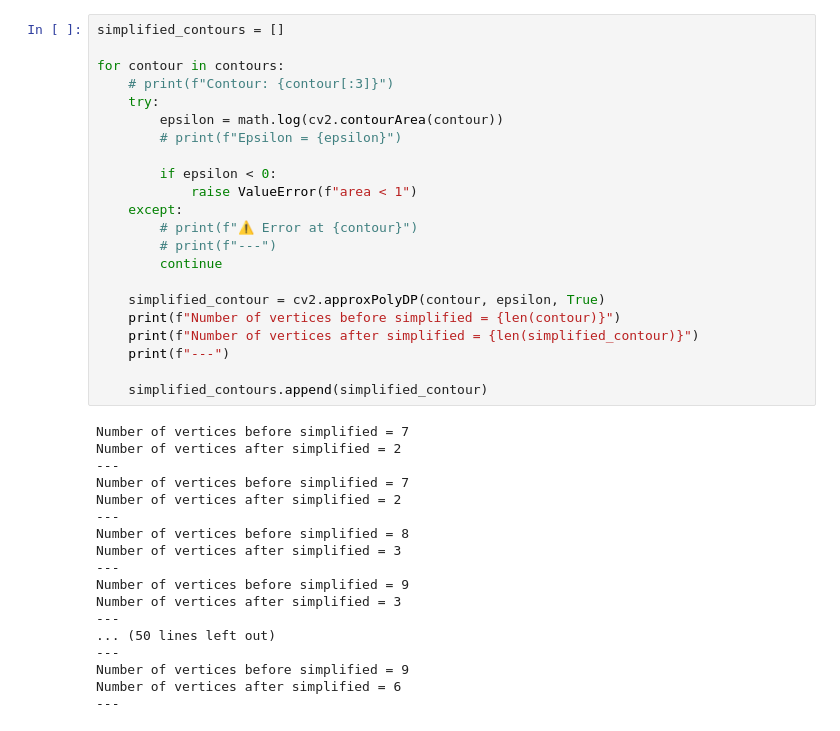
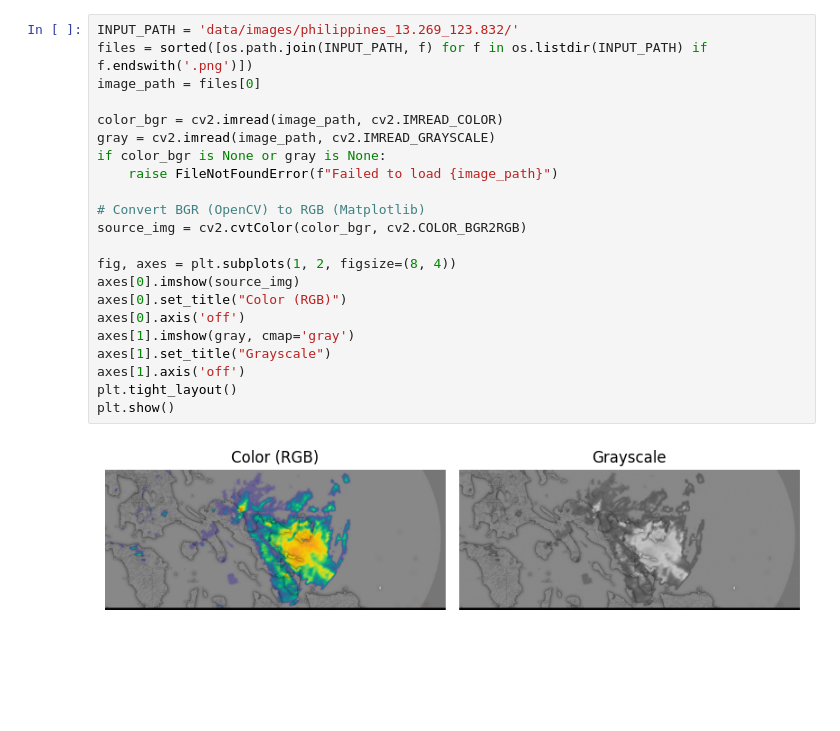
Before and after one commit to quochieu586/Thunderstorm-Nowcasting-Geometry-Topology-Approach, a Jupyter notebook: process_image.ipynb, the cells around one changed output. Saved outputs shown, nothing was run; the diff lists cells and outputs as text; blank space fills up the shorter version.

```diff
--- a/process_image.ipynb
+++ b/process_image.ipynb
@@ -47,40 +7,24 @@ plt.show()
-# %%
-simplified_contours = []
-
-for contour in contours:
-    # print(f"Contour: {contour[:3]}")
-    try:
-        epsilon = math.log(cv2.contourArea(contour))
-        # print(f"Epsilon = {epsilon}")
-
-        if epsilon < 0:
-            raise ValueError(f"area < 1")
-    except:
-        # print(f"⚠️ Error at {contour}")
-        # print(f"---")
-        continue
-
-    simplified_contour = cv2.approxPolyDP(contour, epsilon, True)
-    print(f"Number of vertices before simplified = {len(contour)}")
-    print(f"Number of vertices after simplified = {len(simplified_contour)}")
-    print(f"---")
-
-    simplified_contours.append(simplified_contour)
-# %% [output]
-Number of vertices before simplified = 7
-Number of vertices after simplified = 2
----
-Number of vertices before simplified = 7
-Number of vertices after simplified = 2
----
-Number of vertices before simplified = 8
-Number of vertices after simplified = 3
----
-Number of vertices before simplified = 9
-Number of vertices after simplified = 3
----
-... (50 lines left out)
----
-Number of vertices before simplified = 9
-Number of vertices after simplified = 6
----
+# %%
+INPUT_PATH = 'data/images/philippines_13.269_123.832/'
+files = sorted([os.path.join(INPUT_PATH, f) for f in os.listdir(INPUT_PATH) if f.endswith('.png')])
+image_path = files[0]
+
+color_bgr = cv2.imread(image_path, cv2.IMREAD_COLOR)
+gray = cv2.imread(image_path, cv2.IMREAD_GRAYSCALE)
+if color_bgr is None or gray is None:
+    raise FileNotFoundError(f"Failed to load {image_path}")
+
+# Convert BGR (OpenCV) to RGB (Matplotlib)
+source_img = cv2.cvtColor(color_bgr, cv2.COLOR_BGR2RGB)
+
+fig, axes = plt.subplots(1, 2, figsize=(8, 4))
+axes[0].imshow(source_img)
+axes[0].set_title("Color (RGB)")
+axes[0].axis('off')
+axes[1].imshow(gray, cmap='gray')
+axes[1].set_title("Grayscale")
+axes[1].axis('off')
+plt.tight_layout()
+plt.show()
+# %% [output]
+[figure, added]
```
Also changed, not shown: parts of 16 cells of this notebook, 17 other files.
